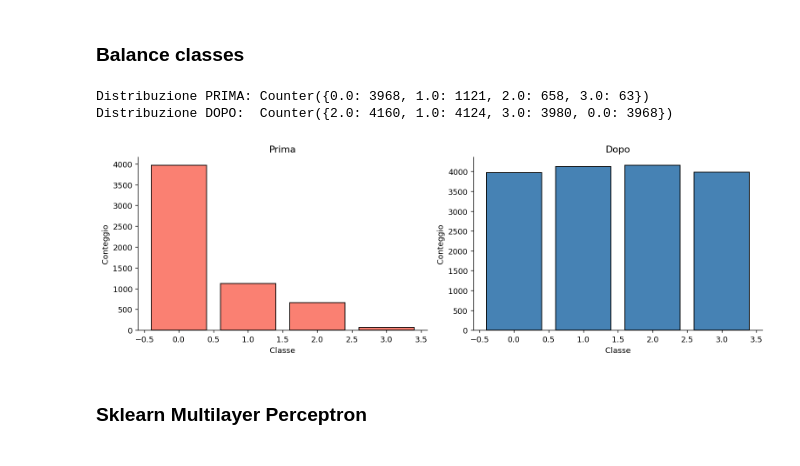
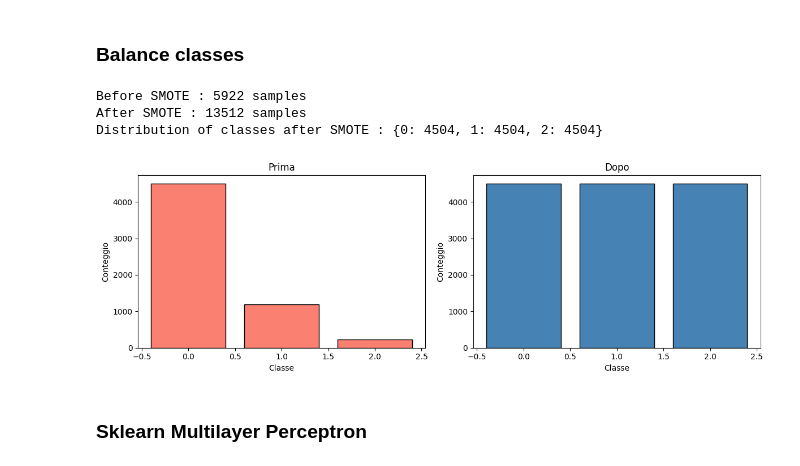
Before and after one commit to kilomo12/Data_Mining_project2, a Jupyter notebook: neural_network_classification.ipynb, the cells around one changed output. Saved outputs shown, nothing was run; the diff lists cells and outputs as text; code cells hidden in the pictures.

```diff
--- a/neural_network_classification.ipynb
+++ b/neural_network_classification.ipynb
@@ -63,0 +82,4 @@ Shape y: (8301,)
+# %%
+df = encoder_labels_categoriques(df)
+# %%
+df.drop(columns=["PCIAT-PCIAT_Total", "sii"], inplace=True)
@@ -64,3 +116,6 @@ Shape y: (8301,)
+# %%
+# I merge class 2 and 3 into a single class (class 2)
+y = np.where(y == 3, 2, y)
 # %% [markdown]
 ### Data Partitioning
 # %%
@@ -80,42 +149,35 @@ X_test = scl.transform(X_test)
 # %%
-# ADASYN - Adaptive Synthetic Sampling Approach for Imbalanced Learning
-from imblearn.over_sampling import ADASYN
-from collections import Counter
+# SMOTE
+smote = SMOTE(random_state=42)
+X_train_resampled, y_train_resampled = smote.fit_resample(X_train, y_train)
 
-print("Distribuzione PRIMA:", Counter(y_train))
-
-adasyn = ADASYN(
-    sampling_strategy='not majority', # ricampionare tutte le classi tranne quella maggioritaria.
-    random_state=42,
-    n_neighbors=5
-)
-
-X_train_bal, y_train_bal = adasyn.fit_resample(X_train, y_train)
-
-print("Distribuzione DOPO: ", Counter(y_train_bal))
+print(f"Before SMOTE : {X_train.shape[0]} samples")
+print(f"After SMOTE : {X_train_resampled.shape[0]} samples")
+print(f"Distribution of classes after SMOTE : {dict(zip(*np.unique(y_train_resampled, return_counts=True)))}")
 # %% [output]
-Distribuzione PRIMA: Counter({0.0: 3968, 1.0: 1121, 2.0: 658, 3.0: 63})
-Distribuzione DOPO:  Counter({2.0: 4160, 1.0: 4124, 3.0: 3980, 0.0: 3968})
+Before SMOTE : 5922 samples
+After SMOTE : 13512 samples
+Distribution of classes after SMOTE : {0: 4504, 1: 4504, 2: 4504}
 # %%
 fig, axes = plt.subplots(1, 2, figsize=(12, 4))
 
 before = Counter(y_train)
-after  = Counter(y_train_bal)
+after  = Counter(y_train_resampled)
 
 axes[0].bar(before.keys(), before.values(), color='salmon', edgecolor='black')
 axes[0].set_title('Prima')
 axes[0].set_xlabel('Classe')
 axes[0].set_ylabel('Conteggio')
 
 axes[1].bar(after.keys(), after.values(), color='steelblue', edgecolor='black')
 axes[1].set_title('Dopo')
 axes[1].set_xlabel('Classe')
 axes[1].set_ylabel('Conteggio')
 
 plt.tight_layout()
 plt.show()
 # %% [output]
-[figure, old version]
+[figure, new version]
 # %% [markdown]
 ### Sklearn Multilayer Perceptron
 # %%
```
Also changed, not shown: parts of 75 cells of this notebook.
